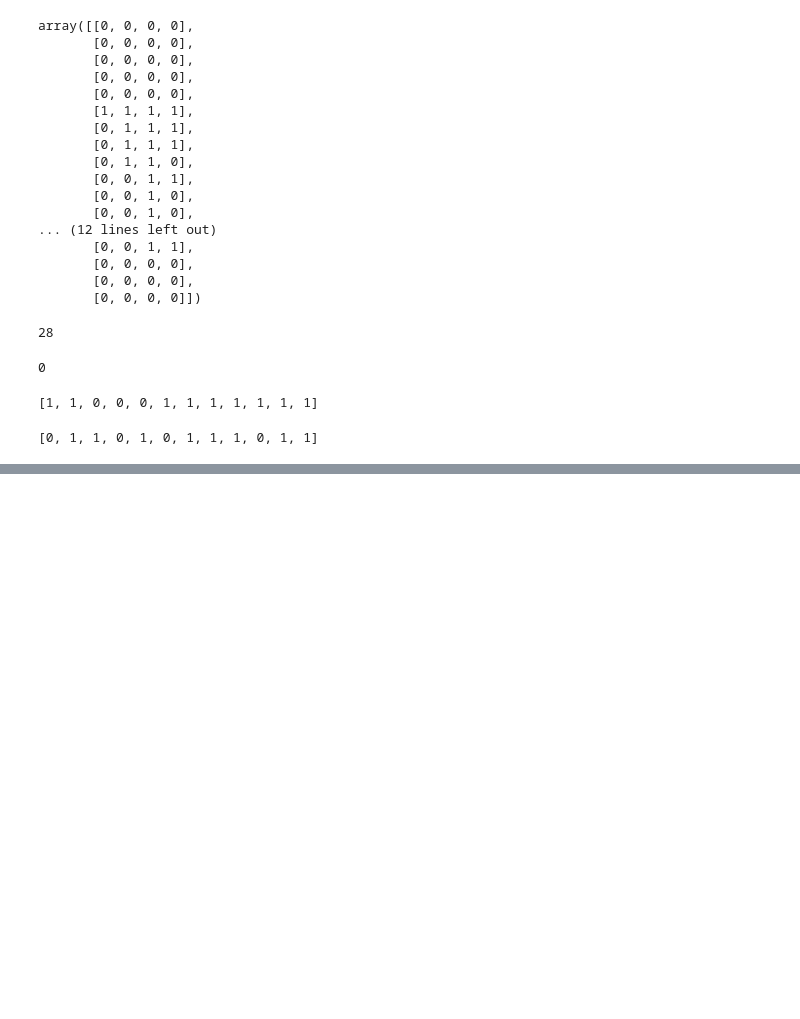
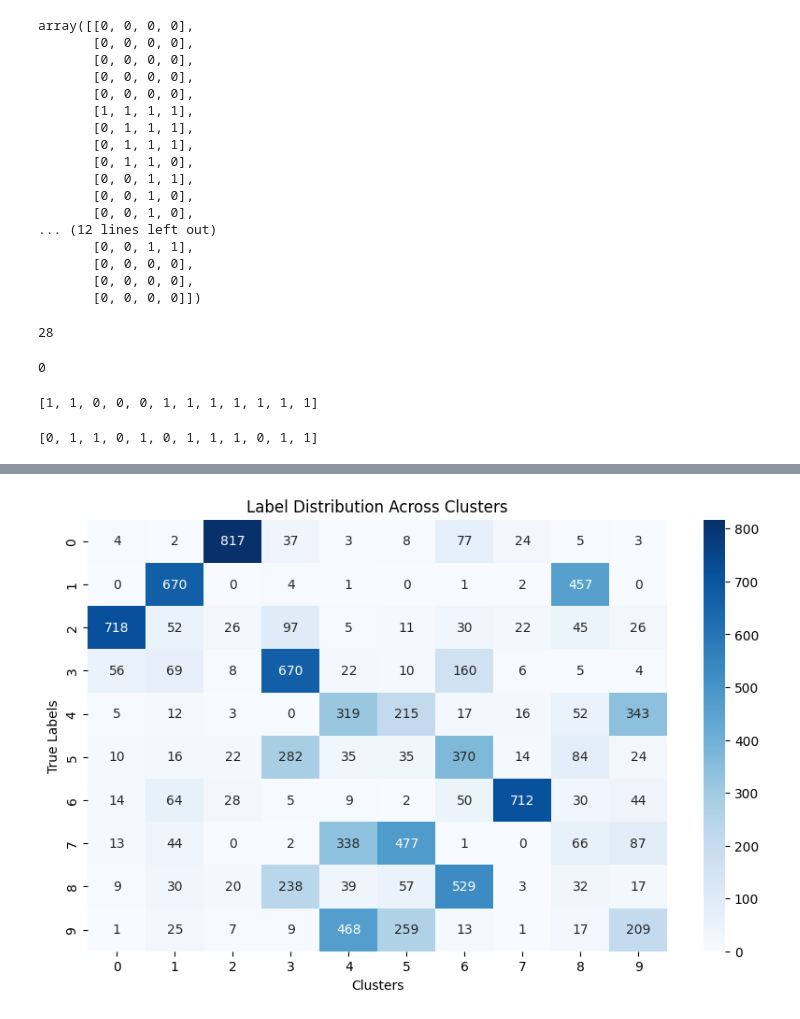
Before and after one commit to tobo03/DVP7, a Jupyter notebook: TraditionalMethods/testing.ipynb, the cells around one changed output, grey strips where cells are left out. Saved outputs shown, nothing was run; the diff lists cells and outputs as text; code cells hidden in the pictures; blank space fills up the shorter version.

```diff
--- a/TraditionalMethods/testing.ipynb
+++ b/TraditionalMethods/testing.ipynb
@@ -132,0 +223,9 @@ lshProjt(hog_feat, randVectors)
+# %%
+n_hash = 128
+data_len = len(x_test[0].flatten())
+
+hashCodes = [ evenSampling( (x.flatten() > 0).astype(int), n_hash) for x in x_test]
+
+easyHeatmap(hashCodes, y_test)
+# %% [output]
+[figure, added]
```
Also changed, not shown: parts of 6 cells of this notebook, 3 other files.
